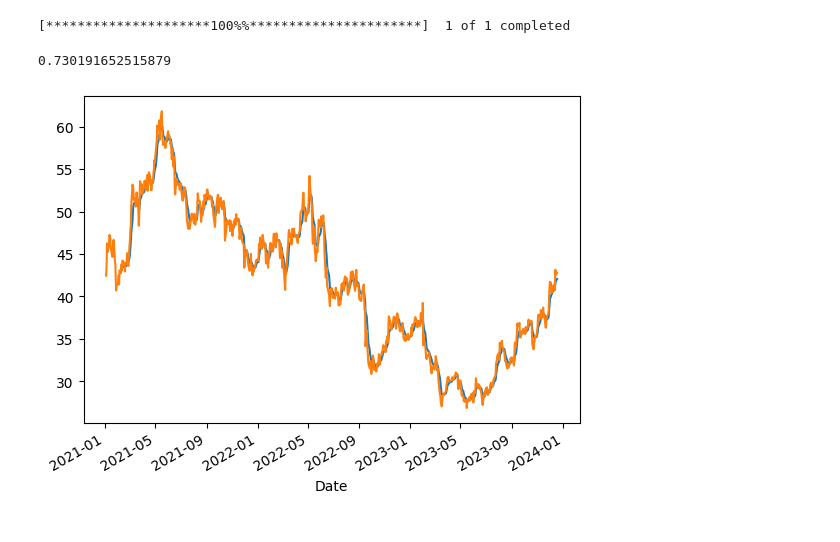
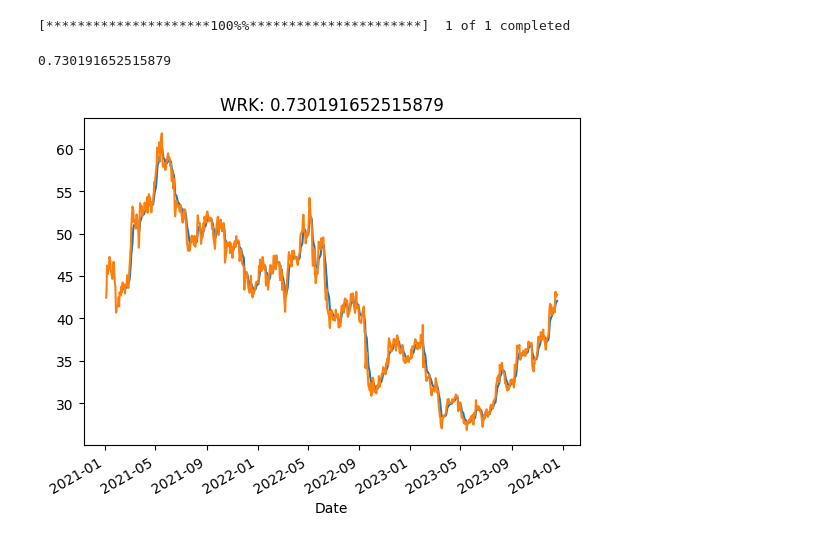
Before and after one commit to Hamza-joosub/Risk_Management, a Jupyter notebook: Volaitility.ipynb, the cells around one changed output. Saved outputs shown, nothing was run; the diff lists cells and outputs as text; code cells hidden in the pictures.

```diff
--- a/Volaitility.ipynb
+++ b/Volaitility.ipynb
@@ -8,21 +8,23 @@ from tqdm import tqdm, trange
 # %%
 def find_volatility(Ticker, Start, End):
     Ticker = Ticker
     start = Start
     end = End
     time_period = 30
     rawData = yf.download(tickers=Ticker,start=start, end =end)
     quotes = pd.DataFrame(rawData["Close"])
     ema = pd.DataFrame(quotes).ewm(alpha = 0.25,min_periods=time_period).mean()
     ema["quote"] = quotes["Close"]
     ema["Diffirence"] = abs(ema["Close"] - quotes["Close"])
     ema["Close"].plot()
     rawData["Close"].plot()
+    number = ema["Diffirence"].mean()
+    plt.title(f"{Ticker}: {number}")
     return ema["Diffirence"].mean()
 find_volatility(Ticker = "WRK", Start = "2021-01-01", End = "2023-12-19")
 # %% [output]
 [*********************100%%**********************]  1 of 1 completed
 0.730191652515879
-[figure, old version]
+[figure, new version]
 # %%
 oi = yf.download(tickers=["AAPL",])
```
Also changed, not shown: 6 other files.
